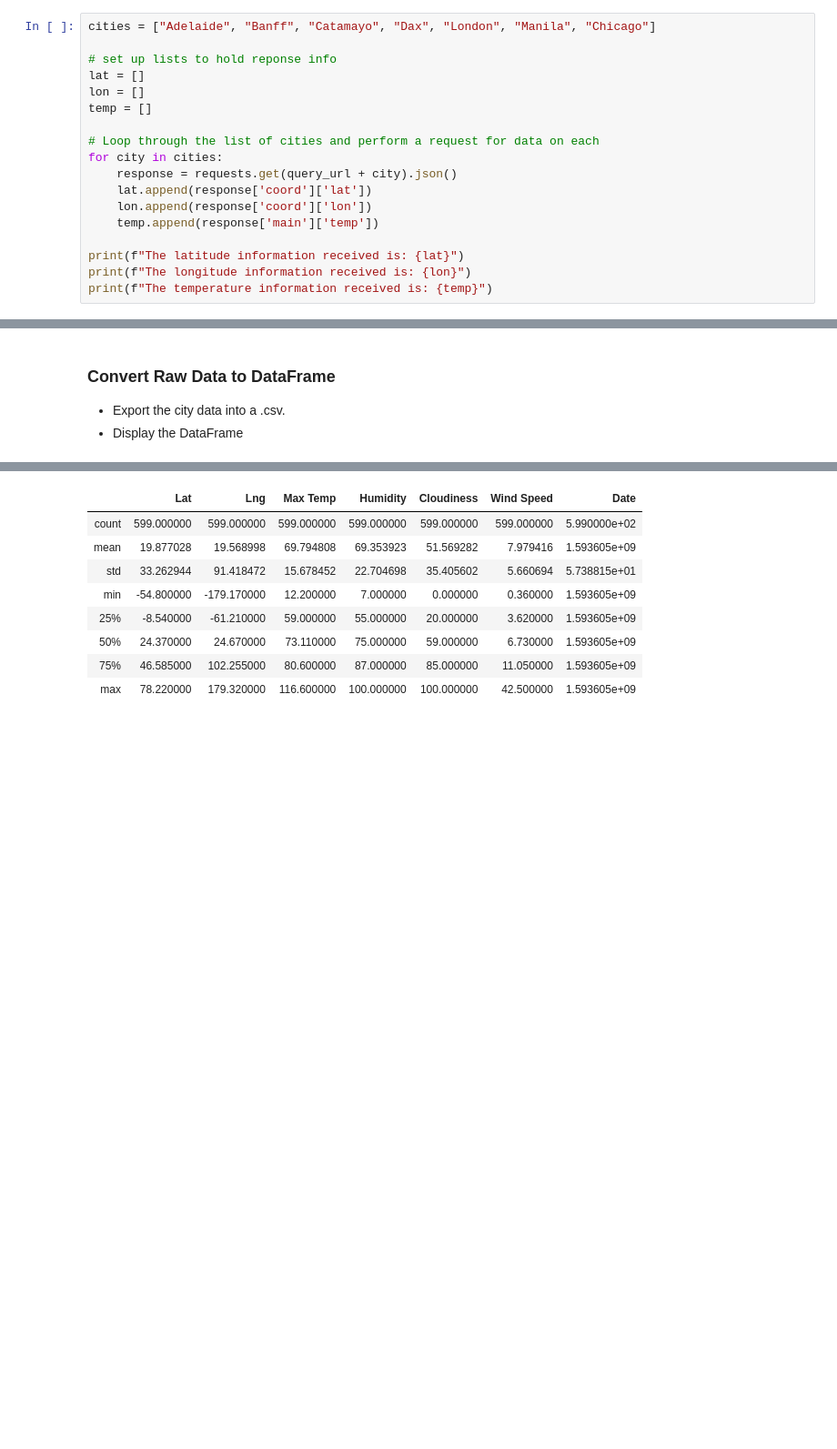
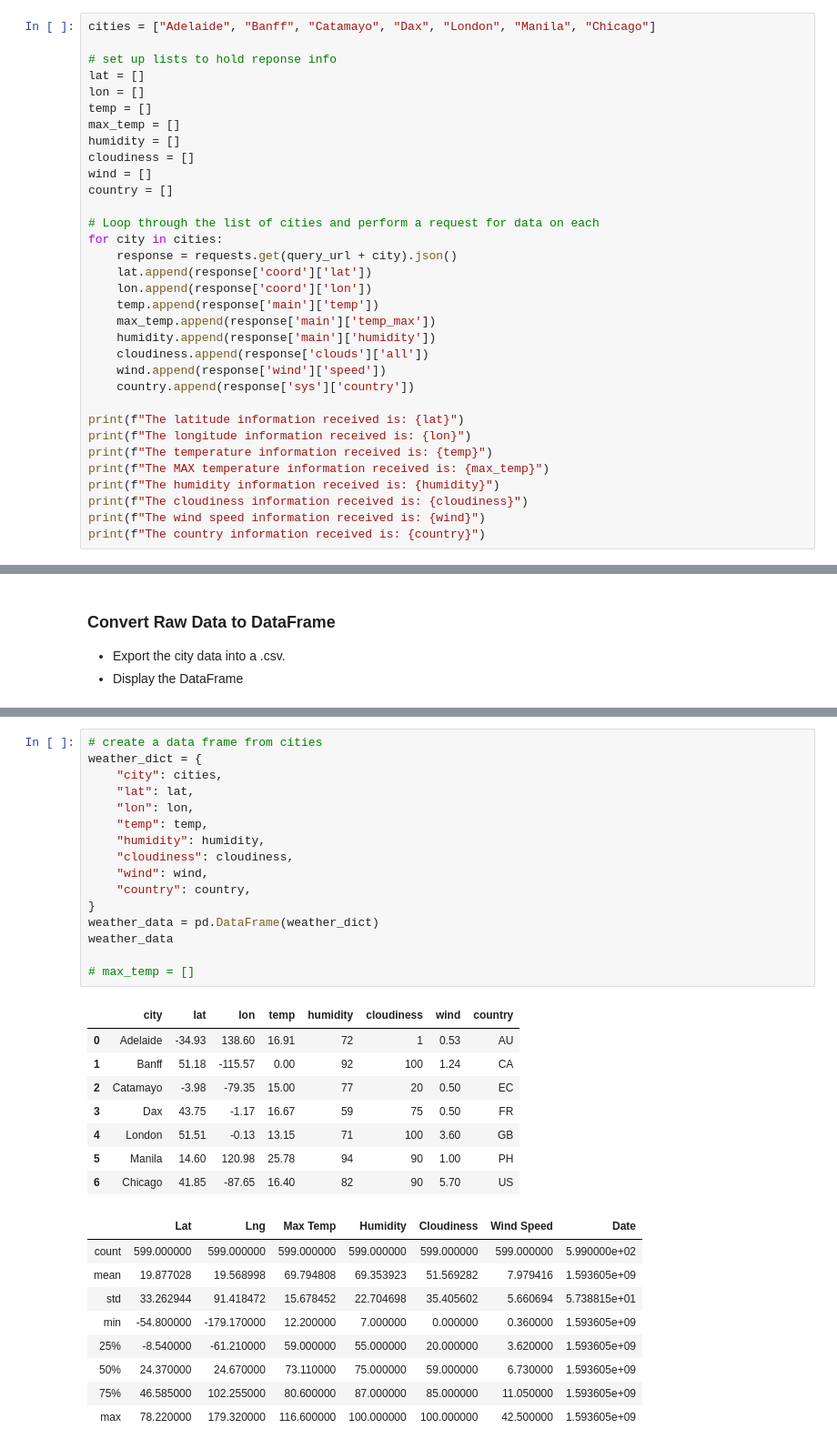
Before and after one commit to lgrayes/python-api-challenge, a Jupyter notebook: starter_code/WeatherPy/file01.ipynb, the cells around one changed output, grey strips where cells are left out. Shown: that part at 91% size. Saved outputs shown, nothing was run; the diff lists cells and outputs as text; blank space fills up the shorter version.

Commit message:
data frame created
data frame created with humidity, cloudiness, wind speed, country columns

```diff
--- a/starter_code/WeatherPy/file01.ipynb
+++ b/starter_code/WeatherPy/file01.ipynb
@@ -25,6 +25,11 @@ cities = ["Adelaide", "Banff", "Catamayo", "Dax", "London", "Manila", "Chicago"]
 lat = []
 lon = []
 temp = []
+max_temp = []
+humidity = []
+cloudiness = []
+wind = []
+country = []
 
 # Loop through the list of cities and perform a request for data on each
 for city in cities:
@@ -32,10 +37,20 @@ for city in cities:
     lat.append(response['coord']['lat'])
     lon.append(response['coord']['lon'])
     temp.append(response['main']['temp'])
+    max_temp.append(response['main']['temp_max'])
+    humidity.append(response['main']['humidity'])
+    cloudiness.append(response['clouds']['all'])
+    wind.append(response['wind']['speed'])
+    country.append(response['sys']['country'])
 
 print(f"The latitude information received is: {lat}")
 print(f"The longitude information received is: {lon}")
 print(f"The temperature information received is: {temp}")
+print(f"The MAX temperature information received is: {max_temp}")
+print(f"The humidity information received is: {humidity}")
+print(f"The cloudiness information received is: {cloudiness}")
+print(f"The wind speed information received is: {wind}")
+print(f"The country information received is: {country}")
 # %% [output]
 The latitude information received is: [-34.93, 51.18, -3.98, 43.75, 51.51, 14.6, 41.85]
 The longitude information received is: [138.6, -115.57, -79.35, -1.17, -0.13, 120.98, -87.65]
@@ -80,3 +92,28 @@ Data Retrieval Complete
+# %%
+# create a data frame from cities
+weather_dict = {
+    "city": cities,
+    "lat": lat,
+    "lon": lon,
+    "temp": temp,
+    "humidity": humidity,
+    "cloudiness": cloudiness,
+    "wind": wind,
+    "country": country,
+}
+weather_data = pd.DataFrame(weather_dict)
+weather_data
+
+# max_temp = []
+# %% [output]
+|  | city | lat | lon | temp | humidity | cloudiness | wind | country |
+| 0 | Adelaide | -34.93 | 138.60 | 16.91 | 72 | 1 | 0.53 | AU |
+| 1 | Banff | 51.18 | -115.57 | 0.00 | 92 | 100 | 1.24 | CA |
+| 2 | Catamayo | -3.98 | -79.35 | 15.00 | 77 | 20 | 0.50 | EC |
+| 3 | Dax | 43.75 | -1.17 | 16.67 | 59 | 75 | 0.50 | FR |
+| 4 | London | 51.51 | -0.13 | 13.15 | 71 | 100 | 3.60 | GB |
+| 5 | Manila | 14.60 | 120.98 | 25.78 | 94 | 90 | 1.00 | PH |
+| 6 | Chicago | 41.85 | -87.65 | 16.40 | 82 | 90 | 5.70 | US |
 # %%
 # %% [output]
 |  | Lat | Lng | Max Temp | Humidity | Cloudiness | Wind Speed | Date |
```
Also changed, not shown: parts of 2 cells of this notebook.
